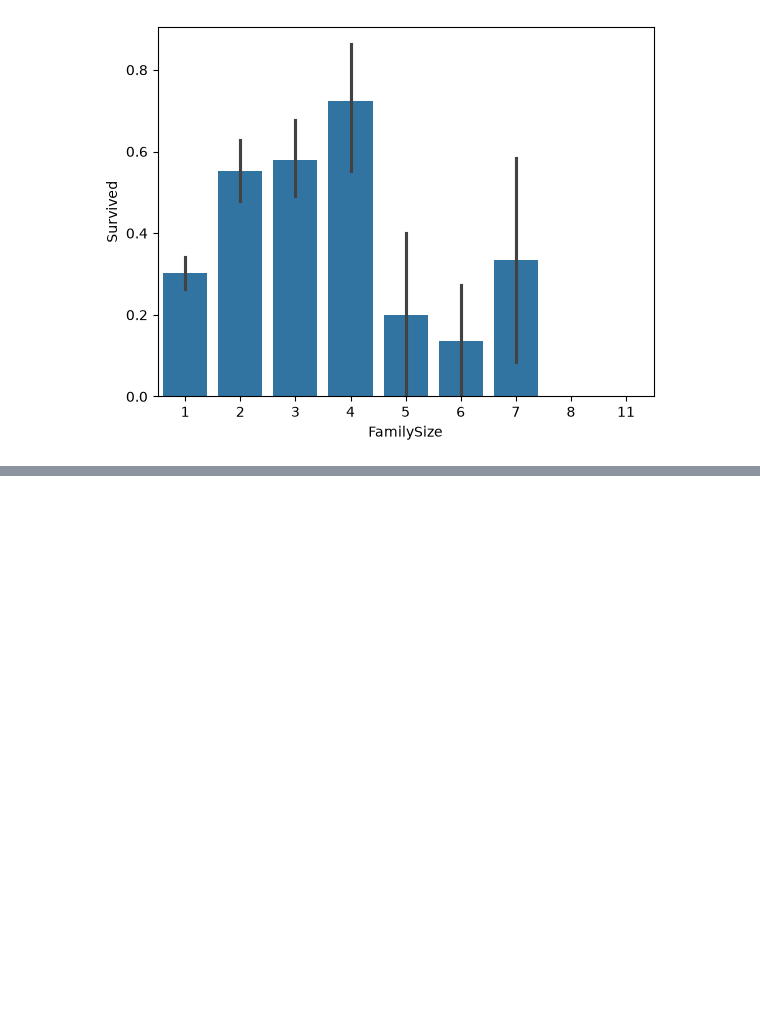
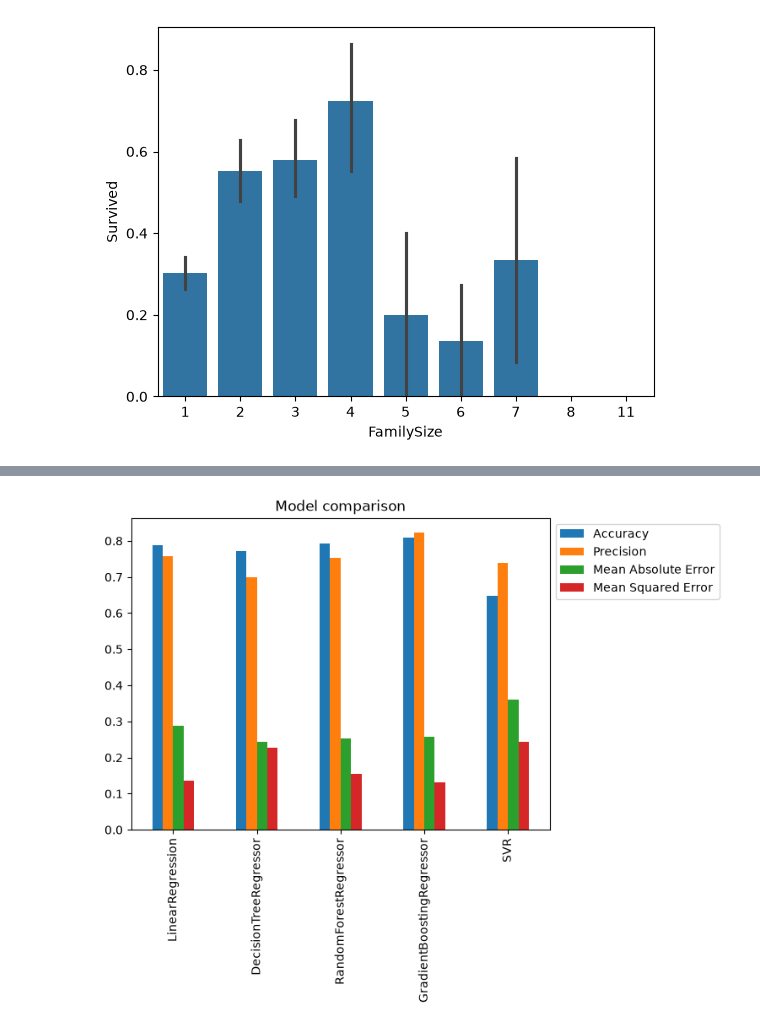
Before and after one commit to Nico-Wan3/ML_Titanic, a Jupyter notebook: main.ipynb, the cells around one changed output, grey strips where cells are left out. Drawn from its saved outputs; the diff is of its cells as text; code cells hidden in the pictures; blank space fills up the shorter version.

Commit message:
merge models into main notebook

```diff
--- a/main.ipynb
+++ b/main.ipynb
@@ -71,0 +86,36 @@ sns.barplot(data=df, x="FamilySize", y="Survived")
+# %%
+# features
+X = df[['Sex', 'Fare', 'Age', 'Pclass']].copy()
+X['Sex'] = X['Sex'].map({'male': 0, 'female': 1})
+X['Age'] = X['Age'].fillna(X['Age'].median())
+
+# target
+y = df["Survived"]
+# %%
+# split training data
+X_train, X_test, y_train, y_test = train_test_split(X, y, test_size=0.2, random_state=42)
+
+# choose models
+models = [
+    LinearRegression(),
+    DecisionTreeRegressor(),
+    RandomForestRegressor(),
+    GradientBoostingRegressor(),
+    SVR(),
+]
+
+results = {}
+
+for model in models:
+    model.fit(X_train, y_train)
+    y_pred = model.predict(X_test)
+    y_pred_class = y_pred >= 0.5   # survived if prediction >= 0.5
+    results[type(model).__name__] = {
+        "Accuracy": accuracy_score(y_test, y_pred_class),
+        "Precision": precision_score(y_test, y_pred_class),
+        "Mean Absolute Error": mean_absolute_error(y_test, y_pred),
+        "Mean Squared Error": mean_squared_error(y_test, y_pred),
+    }
+
+results = pd.DataFrame(results).T
+results
@@ -71,0 +129,8 @@ sns.barplot(data=df, x="FamilySize", y="Survived")
+# %%
+# compare models
+results.plot.bar()
+plt.title("Model comparison")
+plt.legend(bbox_to_anchor=(1, 1))
+plt.show()
+# %% [output]
+[figure, added]
```
Also changed, not shown: parts of 2 cells of this notebook, 2 other files.
